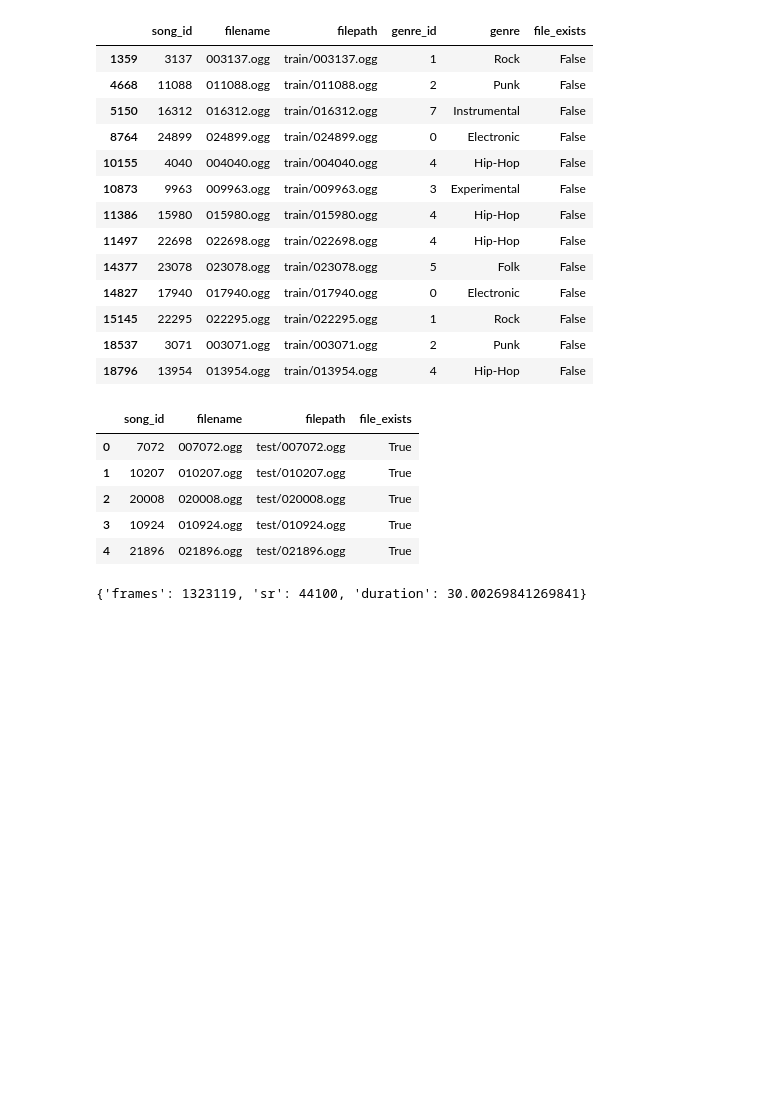
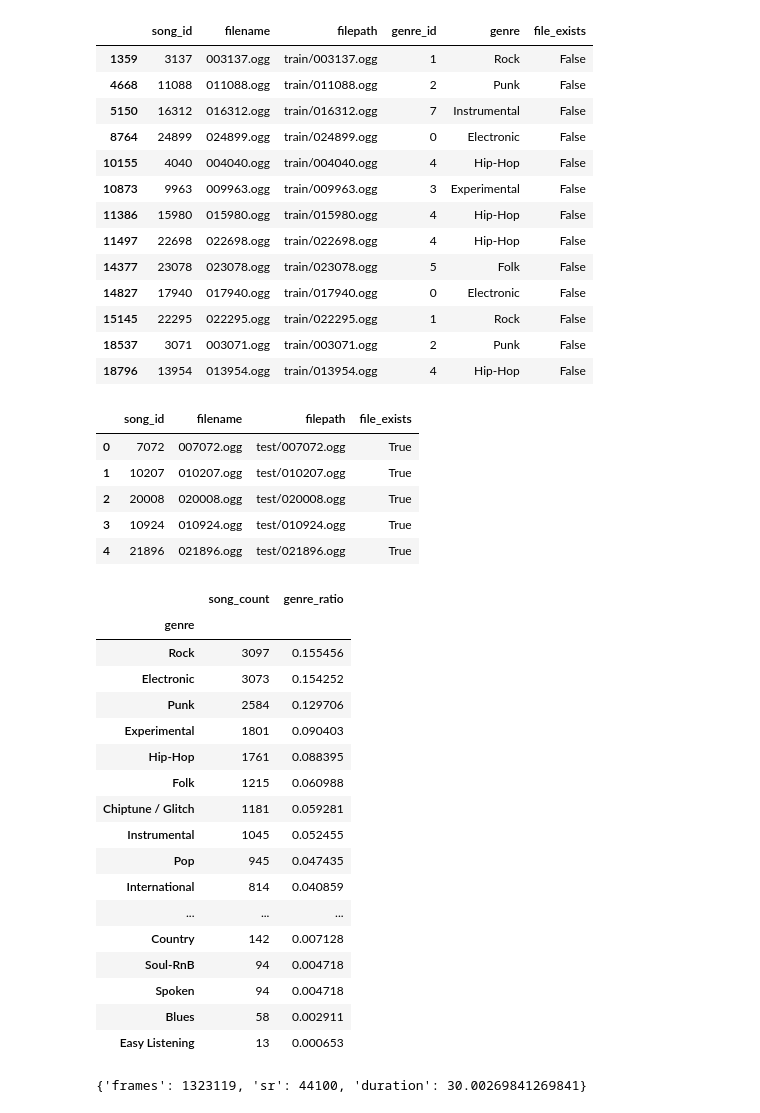
Before and after one commit to bk-anupam/KaggleChallenges, a Jupyter notebook: AUDIO/MusicClassification/data_preprocessing_iter2.ipynb, the cells around one changed output. Cells and saved outputs as stored; diff of their text form; code cells hidden in the pictures; blank space fills up the shorter version.

```diff
--- a/AUDIO/MusicClassification/data_preprocessing_iter2.ipynb
+++ b/AUDIO/MusicClassification/data_preprocessing_iter2.ipynb
@@ -76,6 +76,31 @@ df_test.head()
 | 2 | 20008 | 020008.ogg | test/020008.ogg | True |
 | 3 | 10924 | 010924.ogg | test/010924.ogg | True |
 | 4 | 21896 | 021896.ogg | test/021896.ogg | True |
+# %%
+df_train_grouped = df_train.groupby(["genre"])
+df_genre_song_count = df_train_grouped[["song_id"]].count().sort_values(by=["song_id"], ascending=False)
+df_genre_song_count["genre_ratio"] = df_genre_song_count.song_id.apply(lambda genre_count: genre_count/df_genre_song_count.song_id.sum())
+df_genre_song_count = df_genre_song_count.rename(columns={"song_id": "song_count"})
+df_genre_song_count
+# %% [output]
+|  | song_count | genre_ratio |
+| genre |  |  |
+| Rock | 3097 | 0.155456 |
+| Electronic | 3073 | 0.154252 |
+| Punk | 2584 | 0.129706 |
+| Experimental | 1801 | 0.090403 |
+| Hip-Hop | 1761 | 0.088395 |
+| Folk | 1215 | 0.060988 |
+| Chiptune / Glitch | 1181 | 0.059281 |
+| Instrumental | 1045 | 0.052455 |
+| Pop | 945 | 0.047435 |
+| International | 814 | 0.040859 |
+| ... | ... | ... |
+| Country | 142 | 0.007128 |
+| Soul-RnB | 94 | 0.004718 |
+| Spoken | 94 | 0.004718 |
+| Blues | 58 | 0.002911 |
+| Easy Listening | 13 | 0.000653 |
 # %%
 def crop_or_pad(y, length, is_train=True):
     """
```
Also changed, not shown: parts of 3 cells of this notebook.
